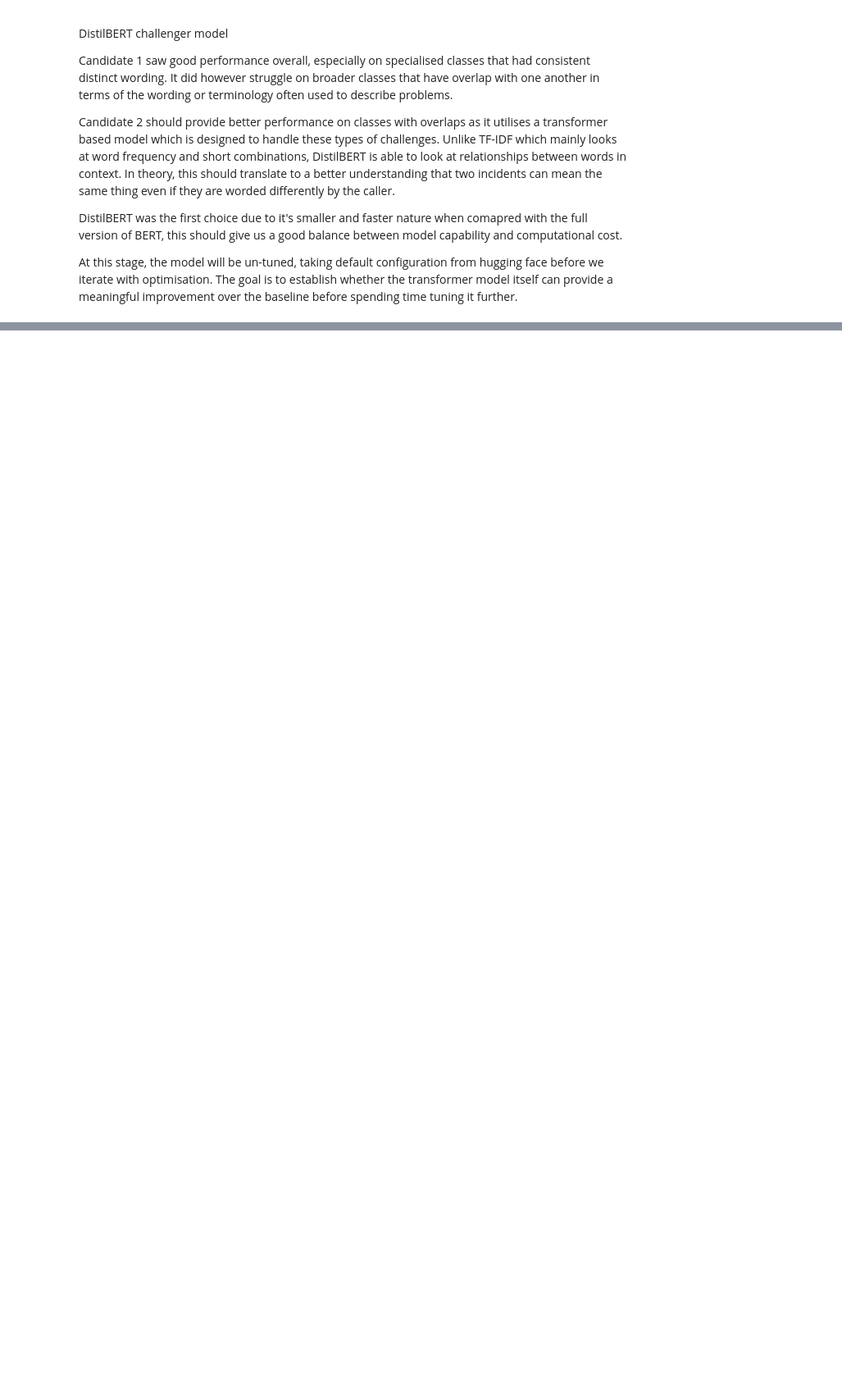
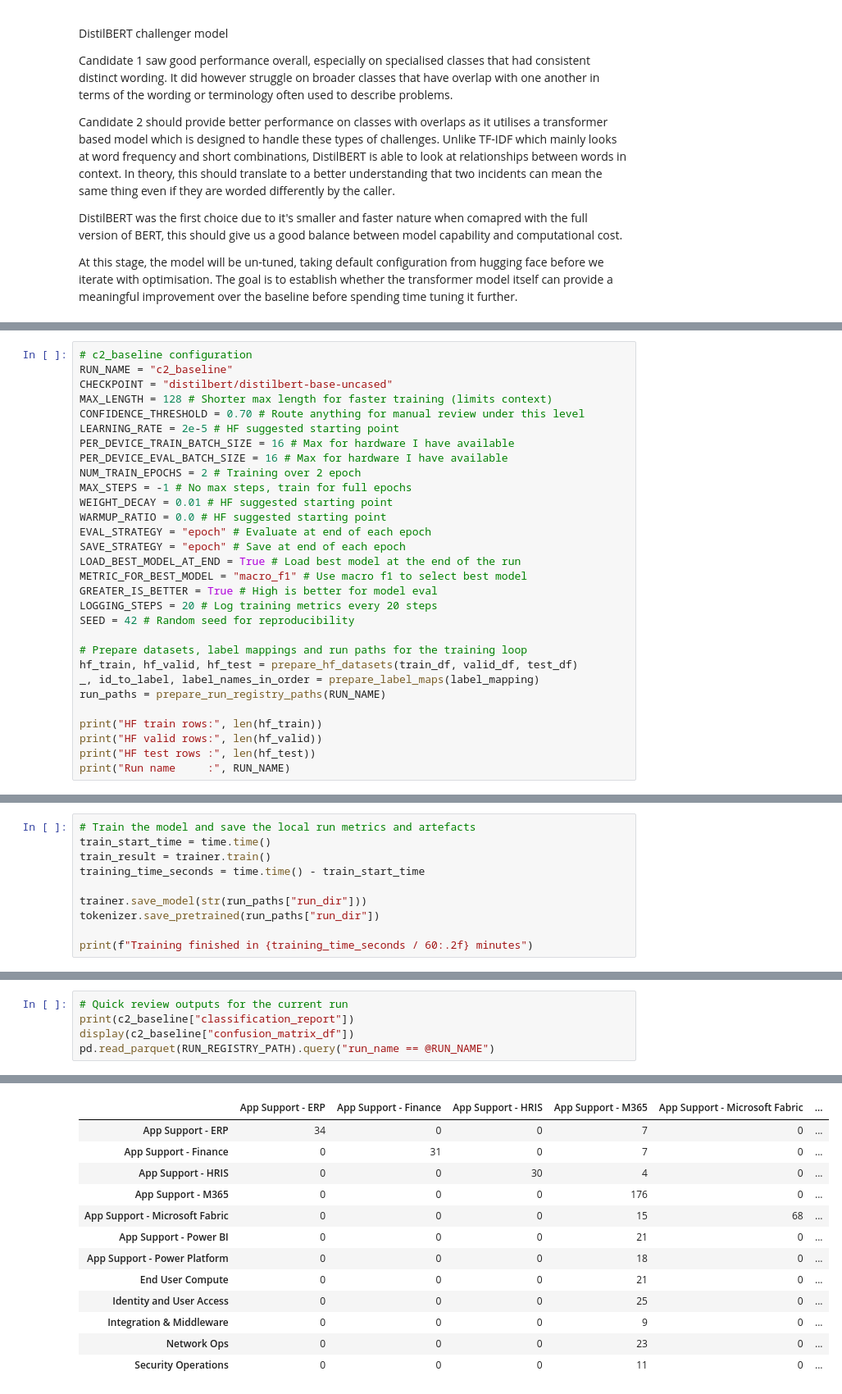
Before and after one commit to JAHollands/L7-EPA-Incident-Intelligence-Pipeline, a Jupyter notebook: notebooks/05_train_model_c2.ipynb, the cells around one changed output, grey strips where cells are left out. Shown at 82% size. Cells and saved outputs as stored; diff of their text form; blank space fills up the shorter version.

Commit message:
completed training for c2_baseline

```diff
--- a/notebooks/05_train_model_c2.ipynb
+++ b/notebooks/05_train_model_c2.ipynb
@@ -507,0 +421,30 @@ At this stage, the model will be un-tuned, taking default configuration from hug
+# %%
+# c2_baseline configuration
+RUN_NAME = "c2_baseline"
+CHECKPOINT = "distilbert/distilbert-base-uncased"
+MAX_LENGTH = 128 # Shorter max length for faster training (limits context)
+CONFIDENCE_THRESHOLD = 0.70 # Route anything for manual review under this level
+LEARNING_RATE = 2e-5 # HF suggested starting point
+PER_DEVICE_TRAIN_BATCH_SIZE = 16 # Max for hardware I have available
+PER_DEVICE_EVAL_BATCH_SIZE = 16 # Max for hardware I have available
+NUM_TRAIN_EPOCHS = 2 # Training over 2 epoch
+MAX_STEPS = -1 # No max steps, train for full epochs
+WEIGHT_DECAY = 0.01 # HF suggested starting point
+WARMUP_RATIO = 0.0 # HF suggested starting point
+EVAL_STRATEGY = "epoch" # Evaluate at end of each epoch
+SAVE_STRATEGY = "epoch" # Save at end of each epoch
+LOAD_BEST_MODEL_AT_END = True # Load best model at the end of the run
+METRIC_FOR_BEST_MODEL = "macro_f1" # Use macro f1 to select best model
+GREATER_IS_BETTER = True # High is better for model eval
+LOGGING_STEPS = 20 # Log training metrics every 20 steps
+SEED = 42 # Random seed for reproducibility
+
+# Prepare datasets, label mappings and run paths for the training loop
+hf_train, hf_valid, hf_test = prepare_hf_datasets(train_df, valid_df, test_df)
+_, id_to_label, label_names_in_order = prepare_label_maps(label_mapping)
+run_paths = prepare_run_registry_paths(RUN_NAME)
+
+print("HF train rows:", len(hf_train))
+print("HF valid rows:", len(hf_valid))
+print("HF test rows :", len(hf_test))
+print("Run name     :", RUN_NAME)
@@ -507,0 +521,10 @@ At this stage, the model will be un-tuned, taking default configuration from hug
+# %%
+# Train the model and save the local run metrics and artefacts
+train_start_time = time.time()
+train_result = trainer.train()
+training_time_seconds = time.time() - train_start_time
+
+trainer.save_model(str(run_paths["run_dir"]))
+tokenizer.save_pretrained(run_paths["run_dir"])
+
+print(f"Training finished in {training_time_seconds / 60:.2f} minutes")
@@ -507,0 +673,6 @@ At this stage, the model will be un-tuned, taking default configuration from hug
+# %%
+# Quick review outputs for the current run
+print(c2_baseline["classification_report"])
+display(c2_baseline["confusion_matrix_df"])
+pd.read_parquet(RUN_REGISTRY_PATH).query("run_name == @RUN_NAME")
+# %% [output]
@@ -507,0 +697,13 @@ At this stage, the model will be un-tuned, taking default configuration from hug
+|  | App Support - ERP | App Support - Finance | App Support - HRIS | App Support - M365 | App Support - Microsoft Fabric | ... |
+| App Support - ERP | 34 | 0 | 0 | 7 | 0 | ... |
+| App Support - Finance | 0 | 31 | 0 | 7 | 0 | ... |
+| App Support - HRIS | 0 | 0 | 30 | 4 | 0 | ... |
+| App Support - M365 | 0 | 0 | 0 | 176 | 0 | ... |
+| App Support - Microsoft Fabric | 0 | 0 | 0 | 15 | 68 | ... |
+| App Support - Power BI | 0 | 0 | 0 | 21 | 0 | ... |
+| App Support - Power Platform | 0 | 0 | 0 | 18 | 0 | ... |
+| End User Compute | 0 | 0 | 0 | 21 | 0 | ... |
+| Identity and User Access | 0 | 0 | 0 | 25 | 0 | ... |
+| Integration & Middleware | 0 | 0 | 0 | 9 | 0 | ... |
+| Network Ops | 0 | 0 | 0 | 23 | 0 | ... |
+| Security Operations | 0 | 0 | 0 | 11 | 0 | ... |
```
Also changed, not shown: parts of 21 cells of this notebook.
